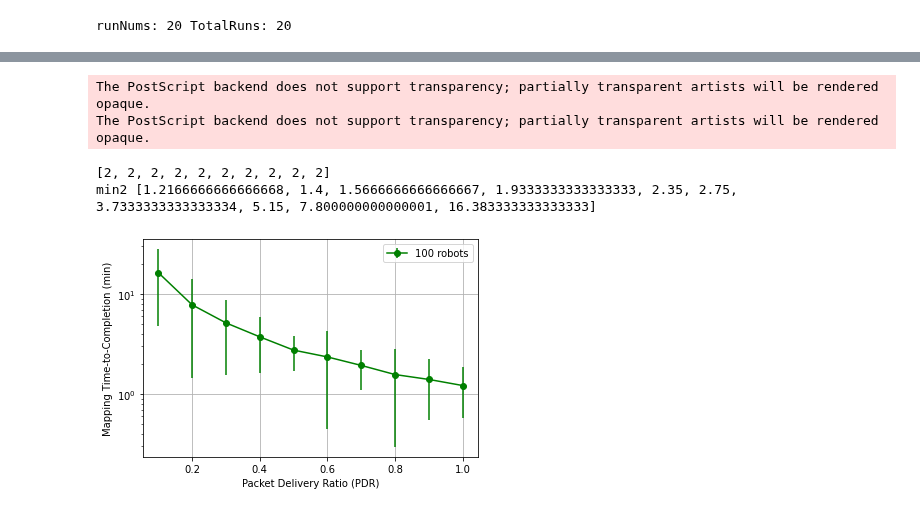
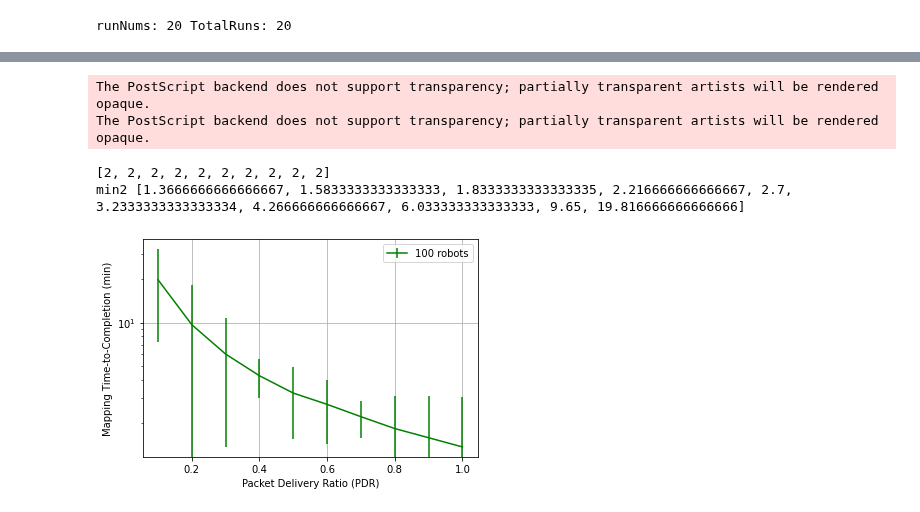
Before and after one commit to openwsn-berkeley/Atlas, a Jupyter notebook: Atlas Plots.ipynb, the cells around one changed output, grey strips where cells are left out. Drawn from its saved outputs; the diff is of its cells as text; code cells hidden in the pictures.

Commit message:
#84. added data collection modifications for all plots

```diff
--- a/Atlas Plots.ipynb
+++ b/Atlas Plots.ipynb
@@ -198,33 +222,33 @@ for run in log:
 datas = [data_pdr1,
 data_pdr09,
 data_pdr08,
 data_pdr07,
 data_pdr06,
 data_pdr05,
 data_pdr04,
 data_pdr03,
 data_pdr02,
 data_pdr01]
 num_points = [len(data) for data in datas ]
 print(num_points)
 y = [m1,m09,m08,m07,m06,m05,m04,m03,m02,m01]
 print('min2',y)
 x = [1,0.9,0.8,0.7,0.6,0.5,0.4,0.3,0.2,0.1]
 yerr= [h1,h09,h08,h07,h06,h05,h04,h03,h02,h01]
 
 #=== create plot
 (fig,ax) = plt.subplots()
-ax.errorbar(x, y, yerr=yerr,color='green', label = "100 robots", marker='o')
+ax.errorbar(x, y, yerr=yerr,color='green', label = "100 robots")
 ax.grid(True, zorder=100)
 plt.legend(loc='upper right', fontsize=10, bbox_to_anchor= (1.00, 1.00))
 plt.yscale('log')
 #plt.title("PDR vs. Mapping Time-to-Completion")
 plt.xlabel("Packet Delivery Ratio (PDR)")
 plt.ylabel("Mapping Time-to-Completion (min)")
 plt.savefig('PDR_vs_time_all_2.eps')
 # %% [output]
 The PostScript backend does not support transparency; partially transparent artists will be rendered opaque.
 The PostScript backend does not support transparency; partially transparent artists will be rendered opaque.
 [2, 2, 2, 2, 2, 2, 2, 2, 2, 2]
-min2 [1.2166666666666668, 1.4, 1.5666666666666667, 1.9333333333333333, 2.35, 2.75, 3.7333333333333334, 5.15, 7.800000000000001, 16.383333333333333]
+min2 [1.3666666666666667, 1.5833333333333333, 1.8333333333333335, 2.216666666666667, 2.7, 3.2333333333333334, 4.266666666666667, 6.033333333333333, 9.65, 19.816666666666666]
-[figure, old version]
+[figure, new version]
```
Also changed, not shown: parts of 3 cells of this notebook, 2 other files.
